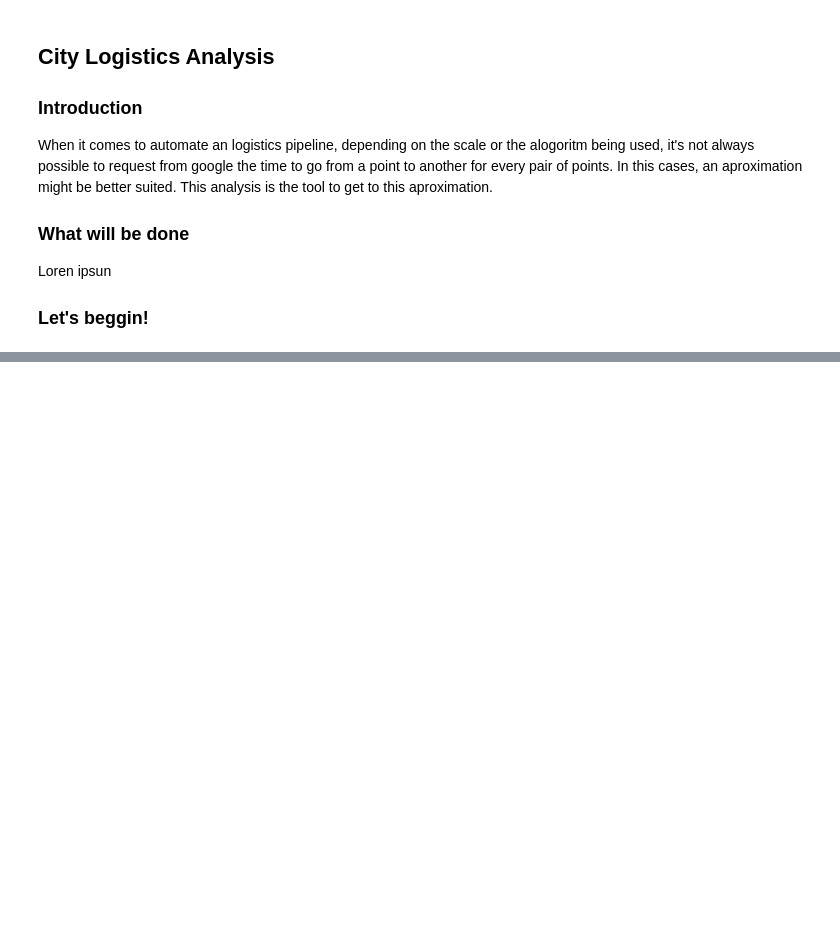
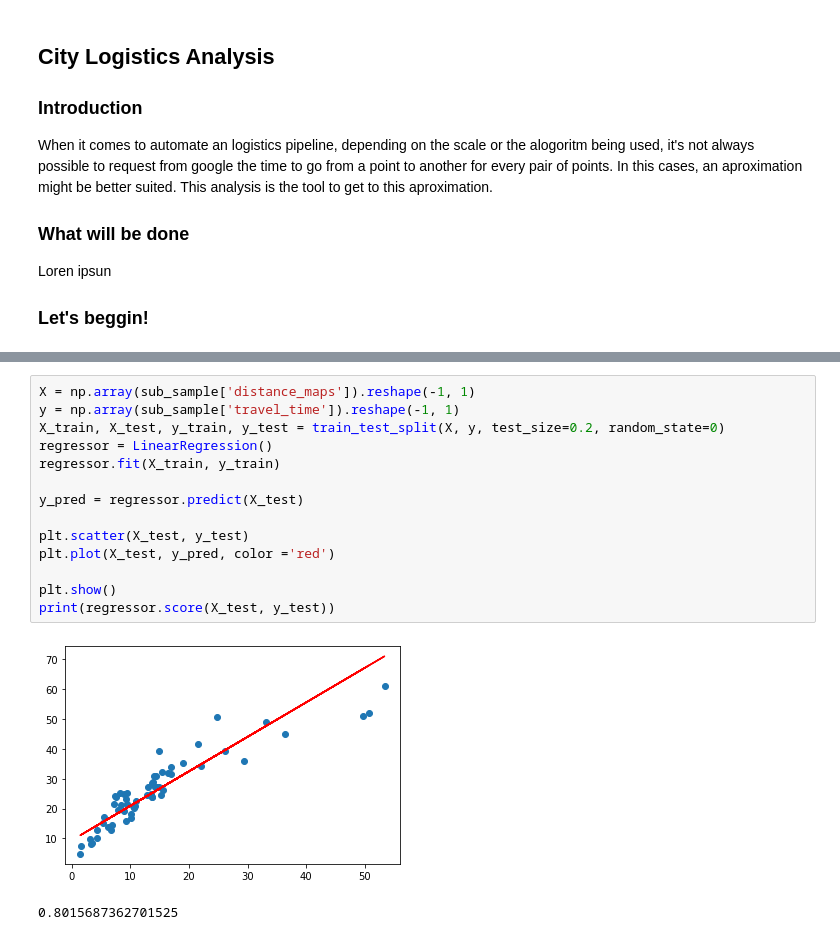
Before and after one commit to vdresch/StraightlineToRealworld_logisics, a Jupyter notebook: analysis.ipynb, the cells around one changed output, grey strips where cells are left out. Cells and saved outputs as stored; diff of their text form; blank space fills up the shorter version.

```diff
--- a/analysis.ipynb
+++ b/analysis.ipynb
@@ -94,0 +193,17 @@ plt.show()
+# %%
+X = np.array(sub_sample['distance_maps']).reshape(-1, 1)
+y = np.array(sub_sample['travel_time']).reshape(-1, 1)
+X_train, X_test, y_train, y_test = train_test_split(X, y, test_size=0.2, random_state=0)
+regressor = LinearRegression()
+regressor.fit(X_train, y_train)
+
+y_pred = regressor.predict(X_test)
+
+plt.scatter(X_test, y_test)
+plt.plot(X_test, y_pred, color ='red')
+
+plt.show()
+print(regressor.score(X_test, y_test))
+# %% [output]
+[figure, added]
+0.8015687362701525
```
Also changed, not shown: parts of 31 cells of this notebook, 3 other files.
